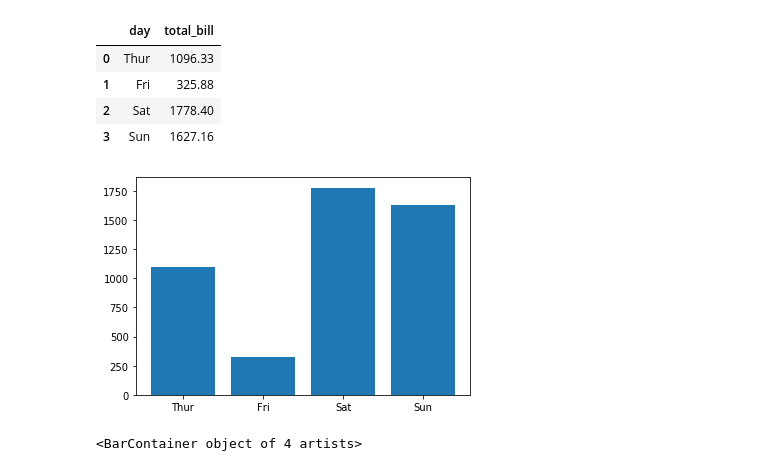
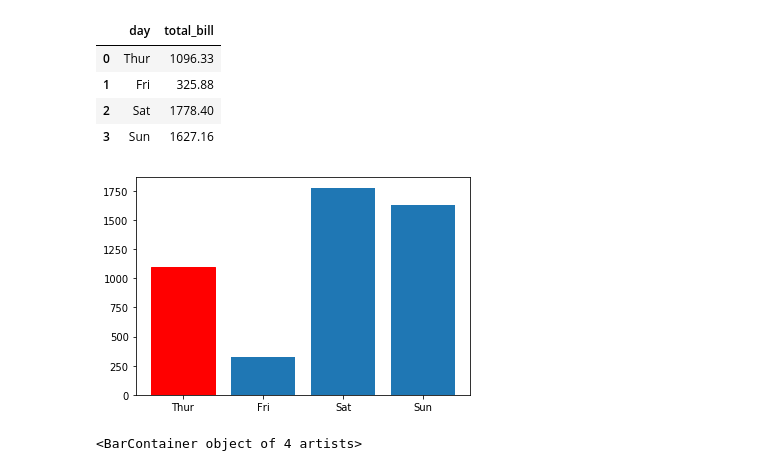
Before and after one commit to srikanthpragada/DS_01_OCT_2019, a Jupyter notebook: matplotlibdemo.ipynb, the cells around one changed output. Cells and saved outputs as stored; diff of their text form; code cells hidden in the pictures.

```diff
--- a/matplotlibdemo.ipynb
+++ b/matplotlibdemo.ipynb
@@ -43,9 +43,10 @@ day_total
 | 2 | Sat | 1778.40 |
 | 3 | Sun | 1627.16 |
 # %%
-g = plt.bar(x='day',height='total_bill', data=day_total)
+b = plt.bar(x='day',height='total_bill', data=day_total)
+b[0].set_color('red')
 # %% [output]
-[figure, old version]
+[figure, new version]
 # %%
 plt.barh(y=day_total['day'],width=day_total['total_bill'])
 # %% [output]
```
Also changed, not shown: parts of 3 cells of this notebook, 1 other file.
